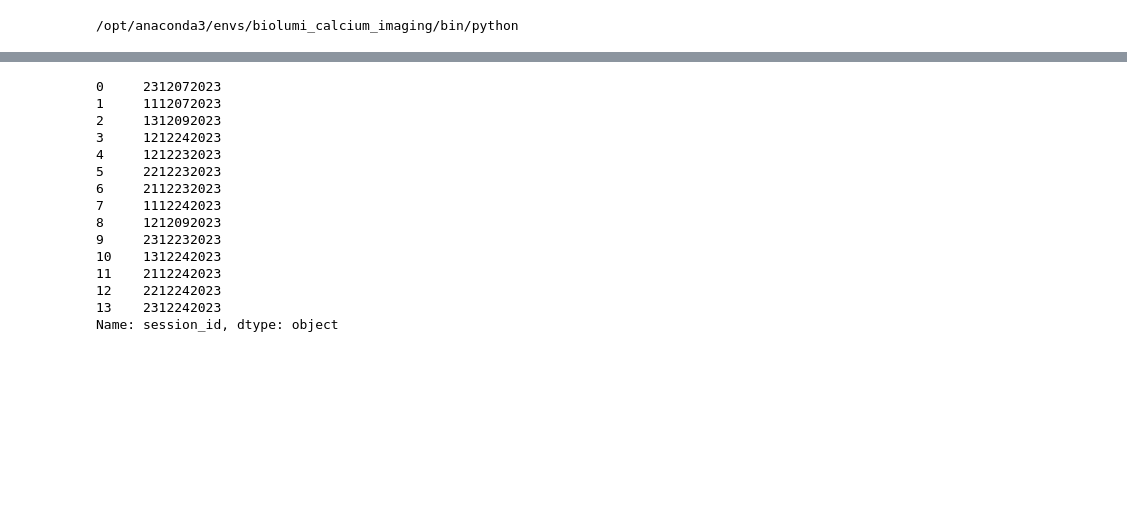
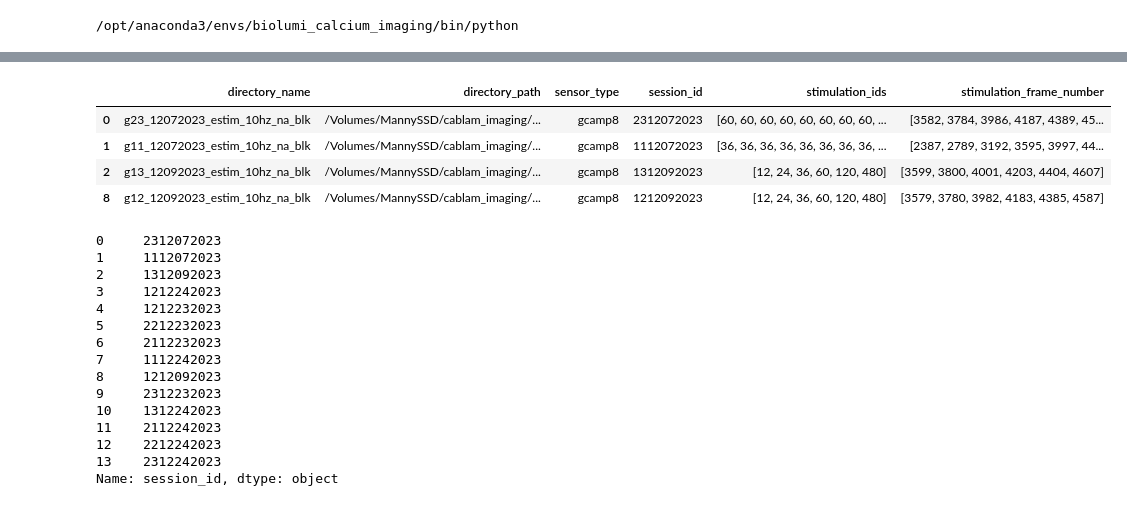
Before and after one commit to ecresp1el/biolumi_calcium_imaging, a Jupyter notebook: notebooks/calcium_imaging_analysis.ipynb, the cells around one changed output, grey strips where cells are left out. Cells and saved outputs as stored; diff of their text form; code cells hidden in the pictures; blank space fills up the shorter version.

Commit message:
added funtions to handle filtering of data dna create dataframes

```diff
--- a/notebooks/calcium_imaging_analysis.ipynb
+++ b/notebooks/calcium_imaging_analysis.ipynb
@@ -1362,6 +1362,20 @@ analysis.expand_directory_df()
 | 11 | c21_12242023_estim_10hz_05xfz | /Volumes/MannySSD/cablam_imaging/... | cablam | 2112242023 | [12, 24, 36, 60, 120, 240, 480, 9... | [3592, 3994, 4397, 4799, 5202, 56... |
 | 12 | c22_12242023_estim_10hz_05xfz | /Volumes/MannySSD/cablam_imaging/... | cablam | 2212242023 | [12, 24, 36, 60, 120, 240, 480, 9... | [3589, 3991, 4394, 4796, 5199, 56... |
 | 13 | c23_12242023_estim_10hz_05xfz | /Volumes/MannySSD/cablam_imaging/... | cablam | 2312242023 | [12, 24, 36, 60, 120, 240, 480, 9... | [3589, 3991, 4394, 4796, 5199, 56... |
+# %%
+analysis_cablam = ImageAnalysis(project_folder)
+analysis_cablam.directory_df = analysis.directory_df[(analysis.directory_df['sensor_type'] == 'cablam') & (analysis.directory_df['directory_name'].str.contains('05xfz'))]
+analysis_cablam.directory_df
+
+analysis_gcamp8 = ImageAnalysis(project_folder)
+analysis_gcamp8.directory_df = analysis.directory_df[(analysis.directory_df['sensor_type'] == 'gcamp8')]
+analysis_gcamp8.directory_df
+# %% [output]
+|  | directory_name | directory_path | sensor_type | session_id | stimulation_ids | stimulation_frame_number |
+| 0 | g23_12072023_estim_10hz_na_blk | /Volumes/MannySSD/cablam_imaging/... | gcamp8 | 2312072023 | [60, 60, 60, 60, 60, 60, 60, 60, ... | [3582, 3784, 3986, 4187, 4389, 45... |
+| 1 | g11_12072023_estim_10hz_na_blk | /Volumes/MannySSD/cablam_imaging/... | gcamp8 | 1112072023 | [36, 36, 36, 36, 36, 36, 36, 36, ... | [2387, 2789, 3192, 3595, 3997, 44... |
+| 2 | g13_12092023_estim_10hz_na_blk | /Volumes/MannySSD/cablam_imaging/... | gcamp8 | 1312092023 | [12, 24, 36, 60, 120, 480] | [3599, 3800, 4001, 4203, 4404, 4607] |
+| 8 | g12_12092023_estim_10hz_na_blk | /Volumes/MannySSD/cablam_imaging/... | gcamp8 | 1212092023 | [12, 24, 36, 60, 120, 480] | [3579, 3780, 3982, 4183, 4385, 4587] |
 # %%
 session_ids = analysis.directory_df['session_id']
 print(session_ids)
```
Also changed, not shown: parts of 8 cells of this notebook.
